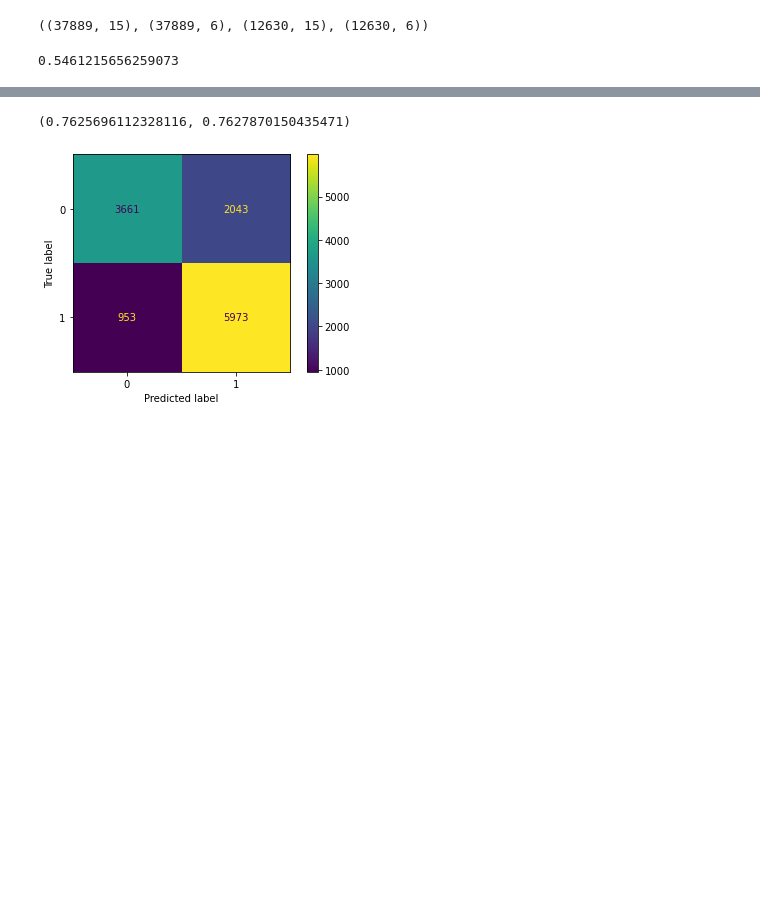
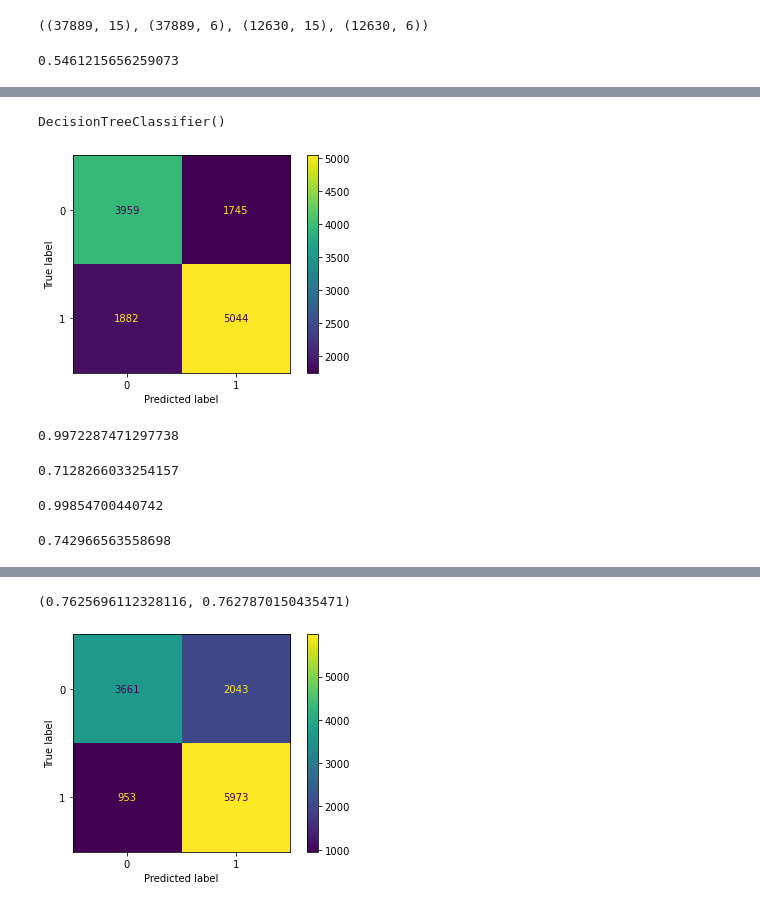
Before and after one commit to njw27/Supervised-ML-For-Tanzanian-Water-Wells, a Jupyter notebook: Group_Notebook.ipynb, the cells around one changed output, grey strips where cells are left out. Saved outputs shown, nothing was run; the diff lists cells and outputs as text; code cells hidden in the pictures; blank space fills up the shorter version.

Commit message:
Updated with D Tree Model and Grid

```diff
--- a/Group_Notebook.ipynb
+++ b/Group_Notebook.ipynb
@@ -279,0 +276,24 @@ X_test_clean = pd.concat([num_encoder(X_test_nums), cat_encoder(X_test_cat)], ax
+# %%
+decision_tree = DecisionTreeClassifier()
+decision_tree.fit(X_train_clean, y_train)
+# %% [output]
+DecisionTreeClassifier()
+# %%
+y_tree_train = decision_tree.predict(X_train_clean)
+y_tree_test = decision_tree.predict(X_test_clean)
+plot_confusion_matrix(decision_tree, X_test_clean, y_test);
+# %% [output]
+[figure, added]
+# %%
+display(accuracy_score(y_train, y_tree_train))
+display(accuracy_score(y_test, y_tree_test))
+# %% [output]
+0.9972287471297738
+0.7128266033254157
+# %%
+display(precision_score(y_train, y_tree_train))
+
+display(precision_score(y_test, y_tree_test))
+# %% [output]
+0.99854700440742
+0.742966563558698
```
Also changed, not shown: parts of 10 cells of this notebook.
